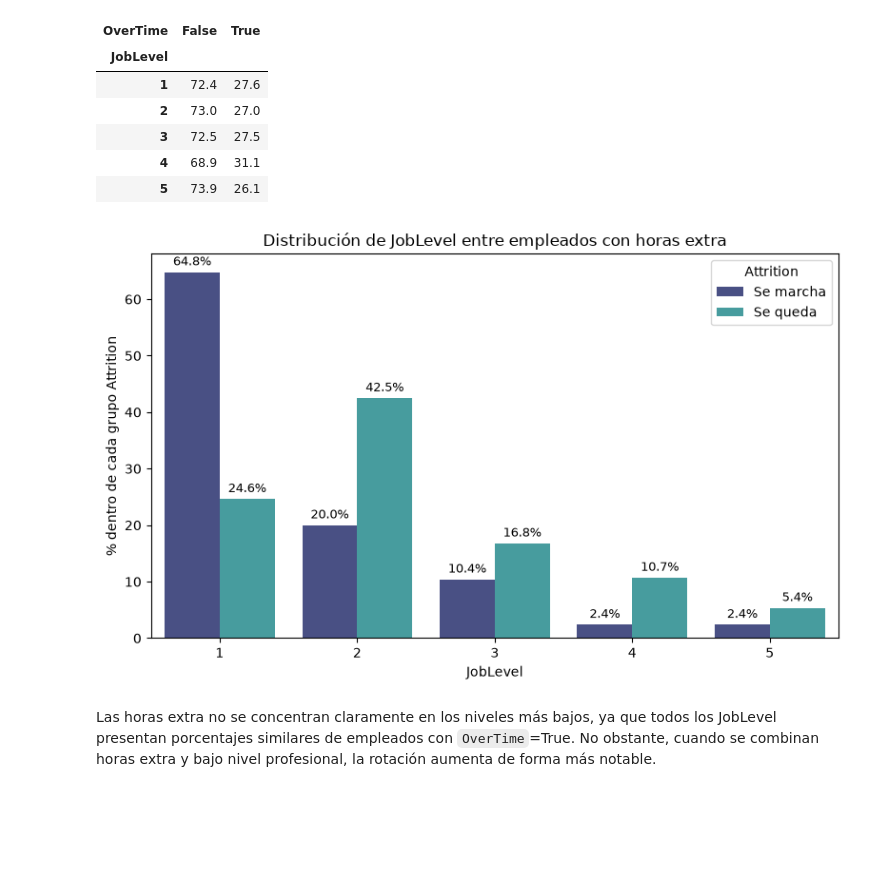
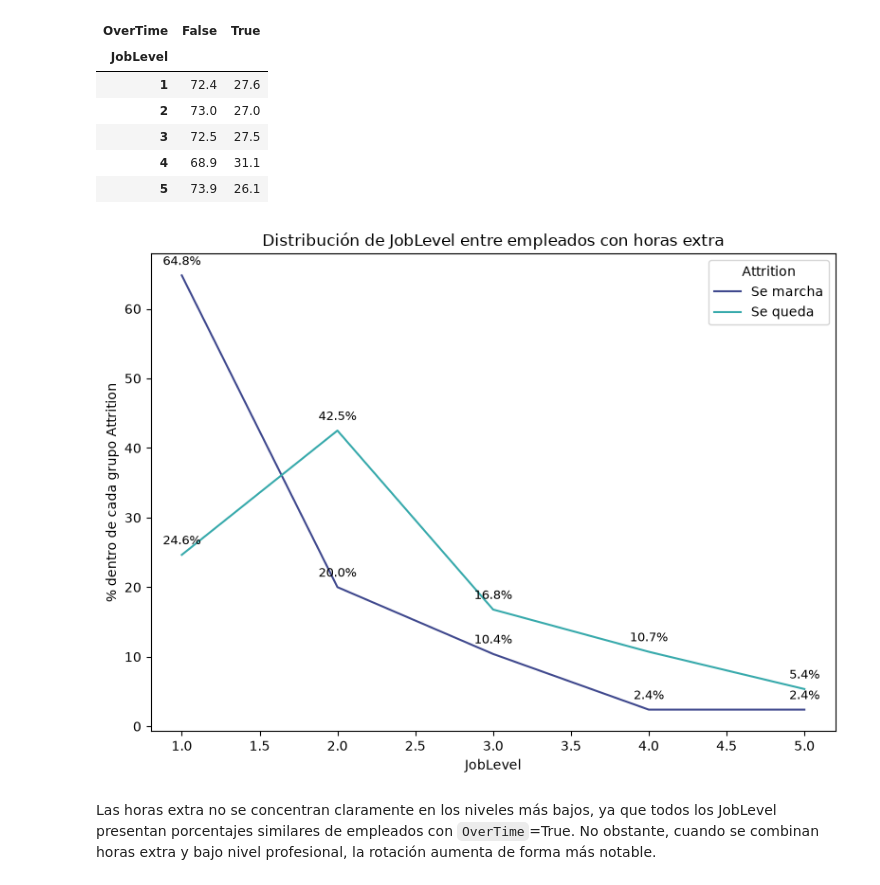
Before and after one commit to Adalab/project-da-promo-67-modulo-3-team-2, a Jupyter notebook: src/notebooks/03_Correlacion.ipynb, the cells around one changed output. Cells and saved outputs as stored; diff of their text form; code cells hidden in the pictures; blank space fills up the shorter version.

```diff
--- a/src/notebooks/03_Correlacion.ipynb
+++ b/src/notebooks/03_Correlacion.ipynb
@@ -522,28 +573,35 @@ tabla_overtime_level.round(1)
 | 4 | 68.9 | 31.1 |
 | 5 | 73.9 | 26.1 |
 # %%
-plt.figure(figsize=(8, 5))
+plt.figure(figsize=(8, 6))
 
-sns.barplot(
+ax = sns.lineplot(
     data=comparacion_overtime_level,
     x="JobLevel",
     y="porcentaje",
     hue="Attrition_label",
     palette=colores_mako
 )
 
 plt.title("Distribución de JobLevel entre empleados con horas extra")
 plt.xlabel("JobLevel")
 plt.ylabel("% dentro de cada grupo Attrition")
 plt.legend(title="Attrition")
 
-for container in plt.gca().containers:
-    plt.bar_label(container, fmt="%.1f%%", fontsize=9, padding=3)
+for _, fila in comparacion_overtime_level.iterrows():
+    ax.annotate(
+        f"{fila['porcentaje']:.1f}%",
+        xy=(fila["JobLevel"], fila["porcentaje"]),
+        xytext=(0, 8),
+        textcoords="offset points",
+        ha="center",
+        fontsize=9
+    )
 
 plt.tight_layout()
 plt.show()
 # %% [output]
-[figure, old version]
+[figure, new version]
 # %% [markdown]
 Las horas extra no se concentran claramente en los niveles más bajos, ya que todos los JobLevel presentan porcentajes similares de empleados con `OverTime`=True. No obstante, cuando se combinan horas extra y bajo nivel profesional, la rotación aumenta de forma más notable.
 # %%
```
Also changed, not shown: parts of 3 cells of this notebook.
